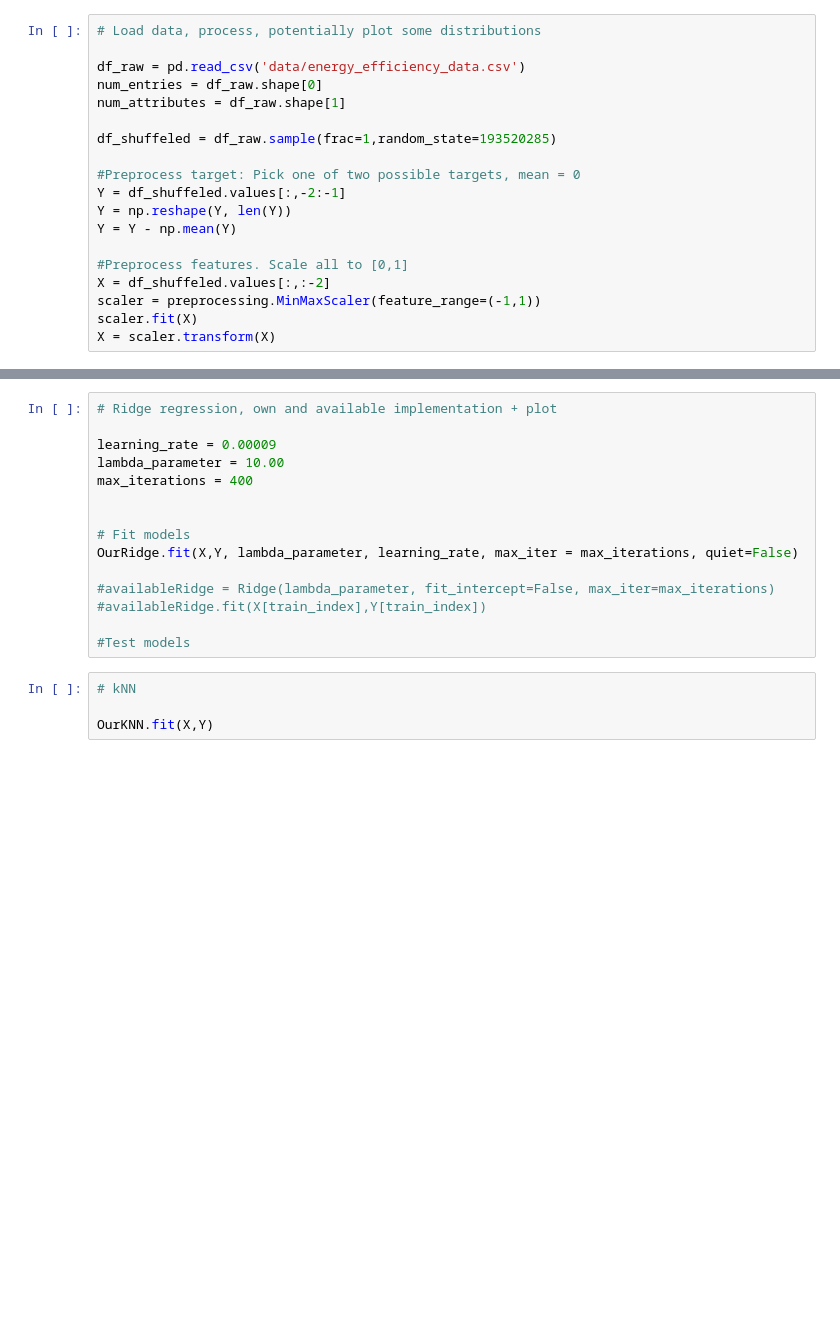
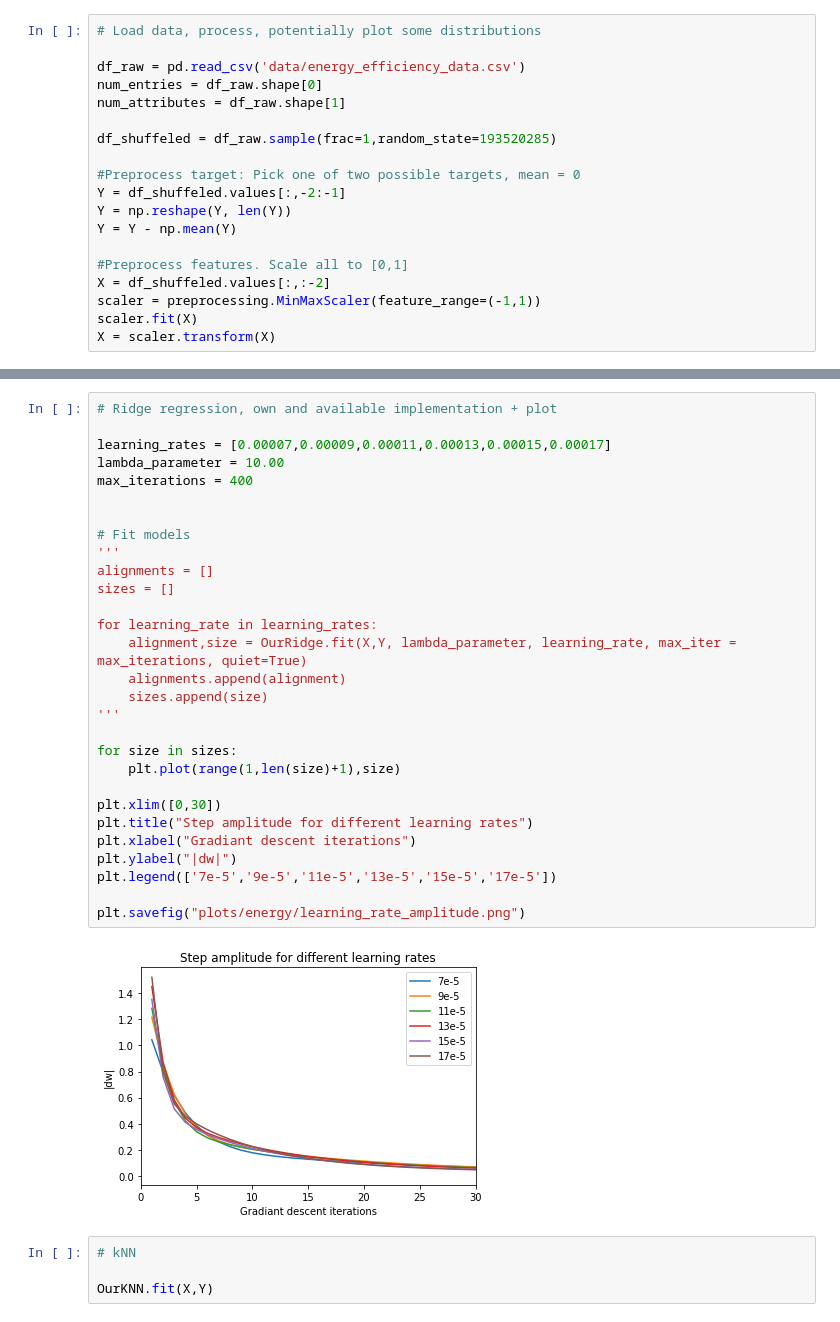
Before and after one commit to Erik-Lundell/MachineLearning2, a Jupyter notebook: test_implementations.ipynb, the cells around one changed output, grey strips where cells are left out. Cells and saved outputs as stored; diff of their text form; blank space fills up the shorter version.

Commit message:
Learning rate analysis

```diff
--- a/test_implementations.ipynb
+++ b/test_implementations.ipynb
@@ -140,18 +151,34 @@ plt.show()
 # %%
 # Ridge regression, own and available implementation + plot
 
-learning_rate = 0.00009
+learning_rates = [0.00007,0.00009,0.00011,0.00013,0.00015,0.00017]
 lambda_parameter = 10.00
 max_iterations = 400
 
 
 # Fit models
-OurRidge.fit(X,Y, lambda_parameter, learning_rate, max_iter = max_iterations, quiet=False)
+'''
+alignments = []
+sizes = []
 
-#availableRidge = Ridge(lambda_parameter, fit_intercept=False, max_iter=max_iterations)
-#availableRidge.fit(X[train_index],Y[train_index])
+for learning_rate in learning_rates:
+    alignment,size = OurRidge.fit(X,Y, lambda_parameter, learning_rate, max_iter = max_iterations, quiet=True)
+    alignments.append(alignment)
+    sizes.append(size)
+'''
 
-#Test models
+for size in sizes:
+    plt.plot(range(1,len(size)+1),size)
+
+plt.xlim([0,30])
+plt.title("Step amplitude for different learning rates")
+plt.xlabel("Gradiant descent iterations")
+plt.ylabel("|dw|")
+plt.legend(['7e-5','9e-5','11e-5','13e-5','15e-5','17e-5'])
+
+plt.savefig("plots/energy/learning_rate_amplitude.png")
+# %% [output]
+[figure, added]
 # %%
 # kNN
 
```
Also changed, not shown: parts of 2 cells of this notebook, 4 other files.
